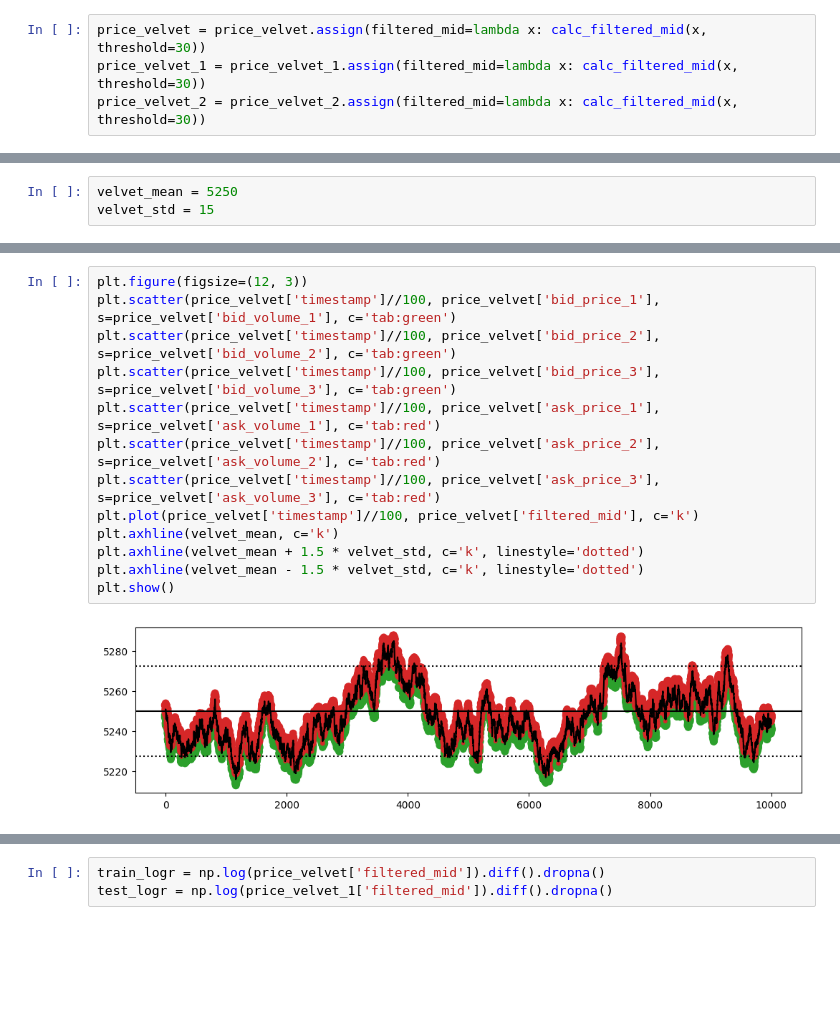
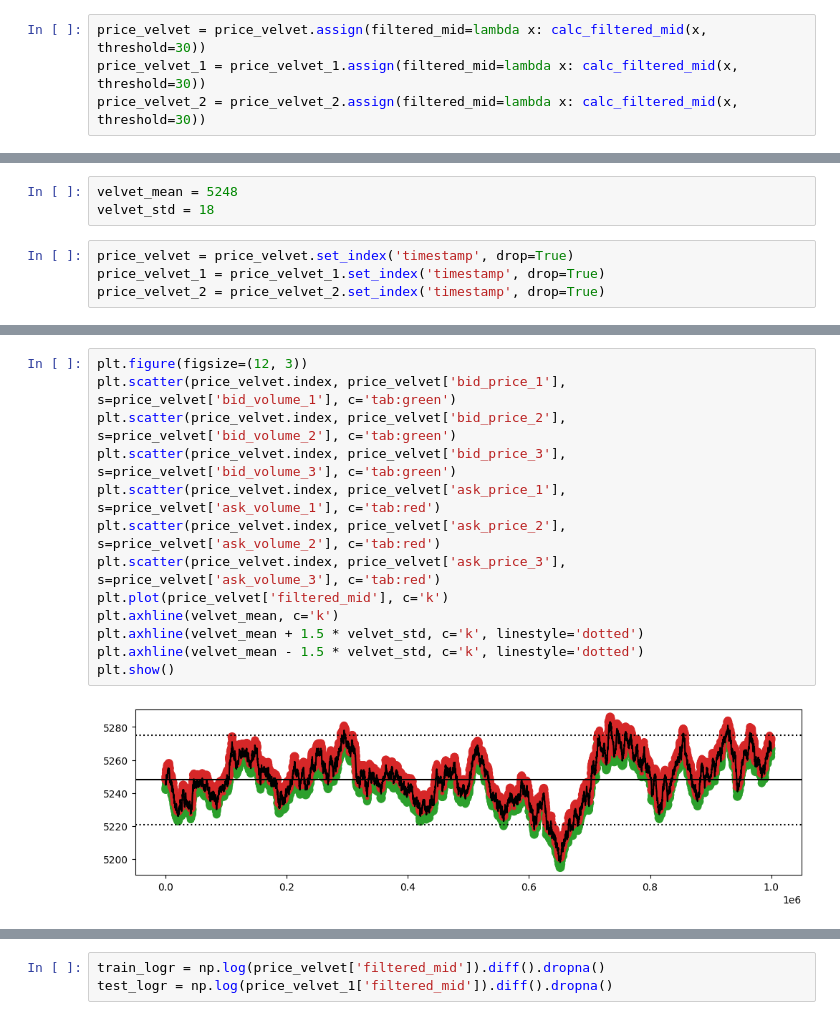
Before and after one commit to aemilani/imc-prosperity-4, a Jupyter notebook: notebooks/algo_4_velvet.ipynb, the cells around one changed output, grey strips where cells are left out. Saved outputs shown, nothing was run; the diff lists cells and outputs as text; blank space fills up the shorter version.

Commit message:
Set Velvet and Vev params.

```diff
--- a/notebooks/algo_4_velvet.ipynb
+++ b/notebooks/algo_4_velvet.ipynb
@@ -230,3 +230,7 @@ print(pd.concat([price_velvet['filtered_mid'], price_velvet_1['filtered_mid'], p
 # %%
-velvet_mean = 5250
-velvet_std = 15
+velvet_mean = 5248
+velvet_std = 18
+# %%
+price_velvet = price_velvet.set_index('timestamp', drop=True)
+price_velvet_1 = price_velvet_1.set_index('timestamp', drop=True)
+price_velvet_2 = price_velvet_2.set_index('timestamp', drop=True)
@@ -233,15 +285,15 @@ velvet_std = 15
 # %%
 plt.figure(figsize=(12, 3))
-plt.scatter(price_velvet['timestamp']//100, price_velvet['bid_price_1'], s=price_velvet['bid_volume_1'], c='tab:green')
-plt.scatter(price_velvet['timestamp']//100, price_velvet['bid_price_2'], s=price_velvet['bid_volume_2'], c='tab:green')
-plt.scatter(price_velvet['timestamp']//100, price_velvet['bid_price_3'], s=price_velvet['bid_volume_3'], c='tab:green')
-plt.scatter(price_velvet['timestamp']//100, price_velvet['ask_price_1'], s=price_velvet['ask_volume_1'], c='tab:red')
-plt.scatter(price_velvet['timestamp']//100, price_velvet['ask_price_2'], s=price_velvet['ask_volume_2'], c='tab:red')
-plt.scatter(price_velvet['timestamp']//100, price_velvet['ask_price_3'], s=price_velvet['ask_volume_3'], c='tab:red')
-plt.plot(price_velvet['timestamp']//100, price_velvet['filtered_mid'], c='k')
+plt.scatter(price_velvet.index, price_velvet['bid_price_1'], s=price_velvet['bid_volume_1'], c='tab:green')
+plt.scatter(price_velvet.index, price_velvet['bid_price_2'], s=price_velvet['bid_volume_2'], c='tab:green')
+plt.scatter(price_velvet.index, price_velvet['bid_price_3'], s=price_velvet['bid_volume_3'], c='tab:green')
+plt.scatter(price_velvet.index, price_velvet['ask_price_1'], s=price_velvet['ask_volume_1'], c='tab:red')
+plt.scatter(price_velvet.index, price_velvet['ask_price_2'], s=price_velvet['ask_volume_2'], c='tab:red')
+plt.scatter(price_velvet.index, price_velvet['ask_price_3'], s=price_velvet['ask_volume_3'], c='tab:red')
+plt.plot(price_velvet['filtered_mid'], c='k')
 plt.axhline(velvet_mean, c='k')
 plt.axhline(velvet_mean + 1.5 * velvet_std, c='k', linestyle='dotted')
 plt.axhline(velvet_mean - 1.5 * velvet_std, c='k', linestyle='dotted')
 plt.show()
 # %% [output]
-[figure, old version]
+[figure, new version]
```
Also changed, not shown: parts of 17 cells of this notebook, 4 other files.
